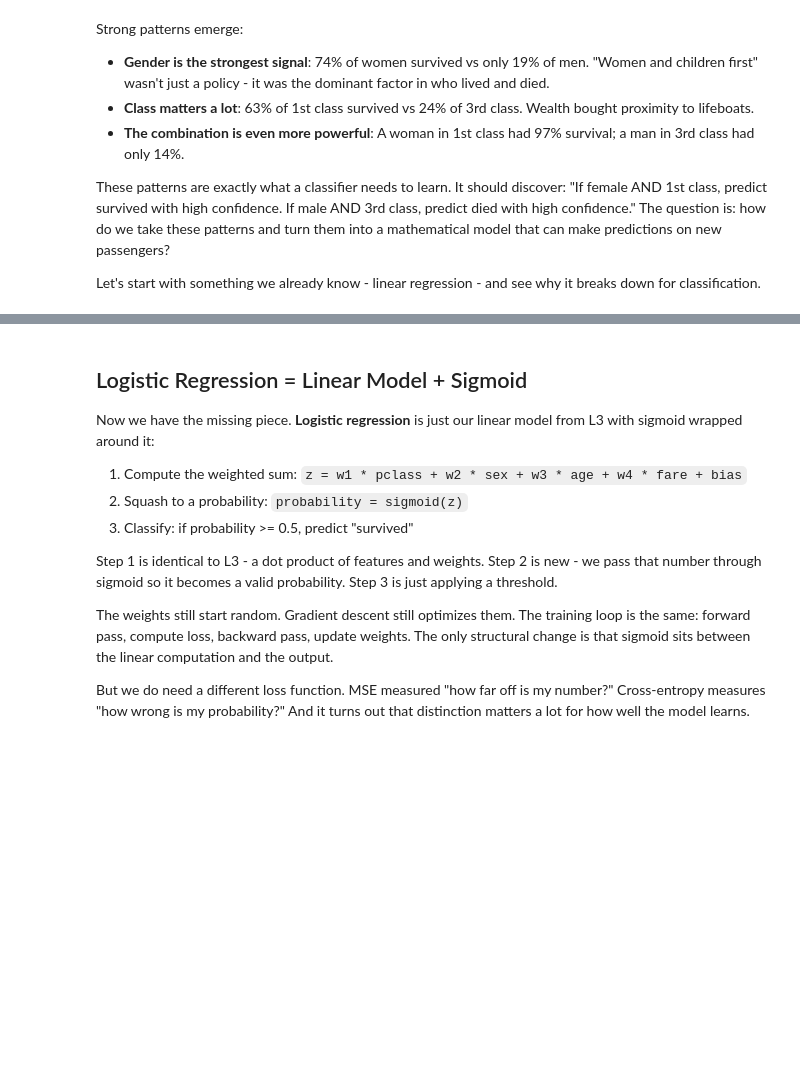
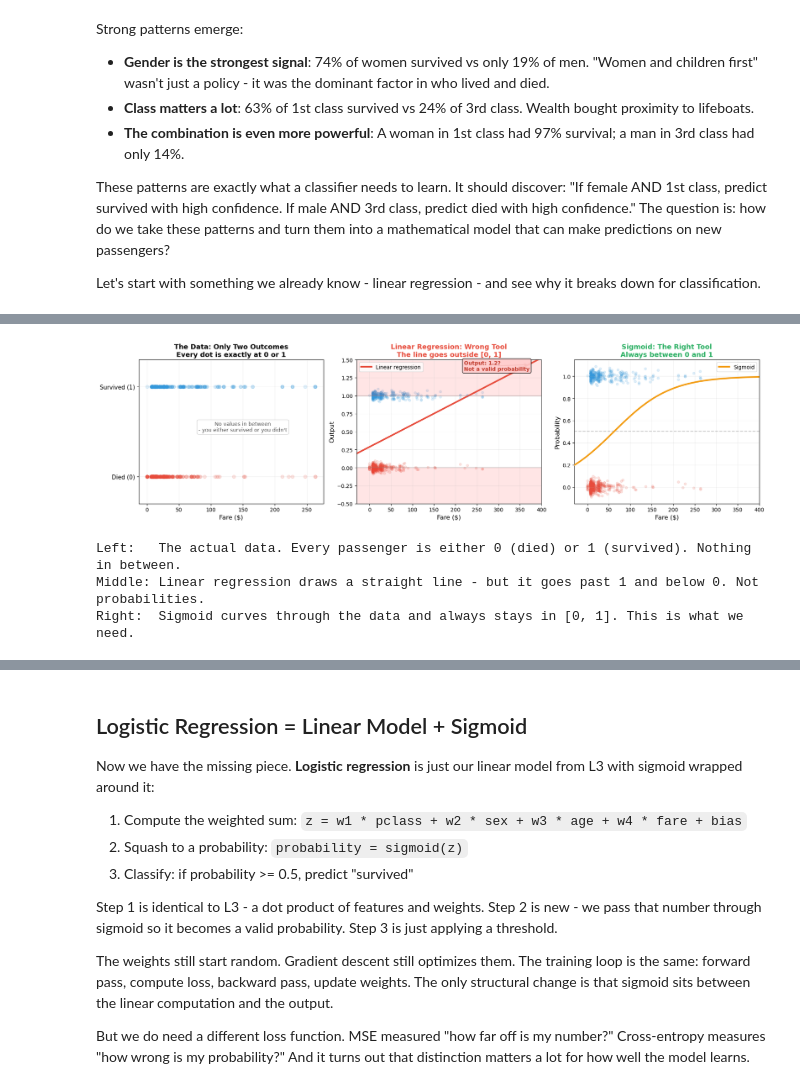
Before and after one commit to tomasbejholt/ml-1-streamlit-app, a Jupyter notebook: lessons/neural_networks_intro/04/modified copy/04_classification_and_neural_networks.ipynb, the cells around one changed output, grey strips where cells are left out. Saved outputs shown, nothing was run; the diff lists cells and outputs as text; code cells hidden in the pictures; blank space fills up the shorter version.

```diff
--- a/lessons/neural_networks_intro/04/modified copy/04_classification_and_neural_networks.ipynb
+++ b/lessons/neural_networks_intro/04/modified copy/04_classification_and_neural_networks.ipynb
@@ -776,12 +1098,0 @@ Let's see what it does to some concrete numbers:
-# %%
-def sigmoid(z):
-    return 1 / (1 + np.exp(-z))
-
-# Test it with some values
-test_values = [-10, -5, -2, -1, 0, 1, 2, 5, 10]
-print("Input z  →  sigmoid(z)  →  Prediction")
-print("-" * 45)
-for z in test_values:
-    prob = sigmoid(z)
-    pred = "Class 1 (survived)" if prob >= 0.5 else "Class 0 (died)"
-    print(f"{z:6}   →  {prob:.4f}       →  {pred}")
@@ -805,0 +1105,17 @@ plot_sigmoid()
+# %%
+# Binary data: outcomes are ONLY 0 or 1, nothing in between
+fare_clean = titanic[['Fare', 'Survived']].dropna()
+fare_clean = fare_clean[fare_clean['Fare'] < 300]
+X_fare_raw = fare_clean['Fare'].values
+y_fare_raw = fare_clean['Survived'].values
+
+lin, log_model, w_sig, b_sig = plot_binary_linear_sigmoid(X_fare_raw, y_fare_raw, sigmoid)
+
+print("Left:   The actual data. Every passenger is either 0 (died) or 1 (survived). Nothing in between.")
+print("Middle: Linear regression draws a straight line - but it goes past 1 and below 0. Not probabilities.")
+print("Right:  Sigmoid curves through the data and always stays in [0, 1]. This is what we need.")
+# %% [output]
+[figure, added]
+Left:   The actual data. Every passenger is either 0 (died) or 1 (survived). Nothing in between.
+Middle: Linear regression draws a straight line - but it goes past 1 and below 0. Not probabilities.
+Right:  Sigmoid curves through the data and always stays in [0, 1]. This is what we need.
```
Also changed, not shown: parts of 35 cells of this notebook, 2 other files.
